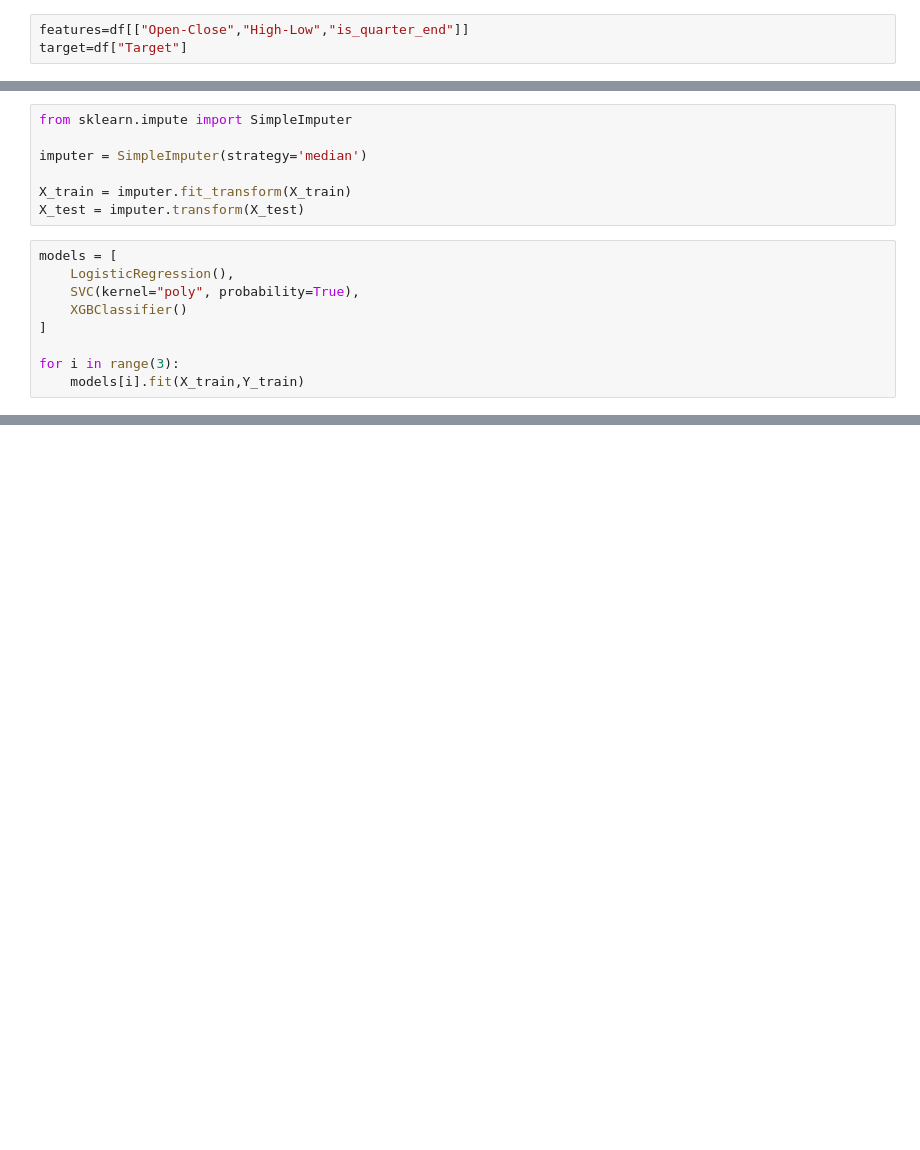
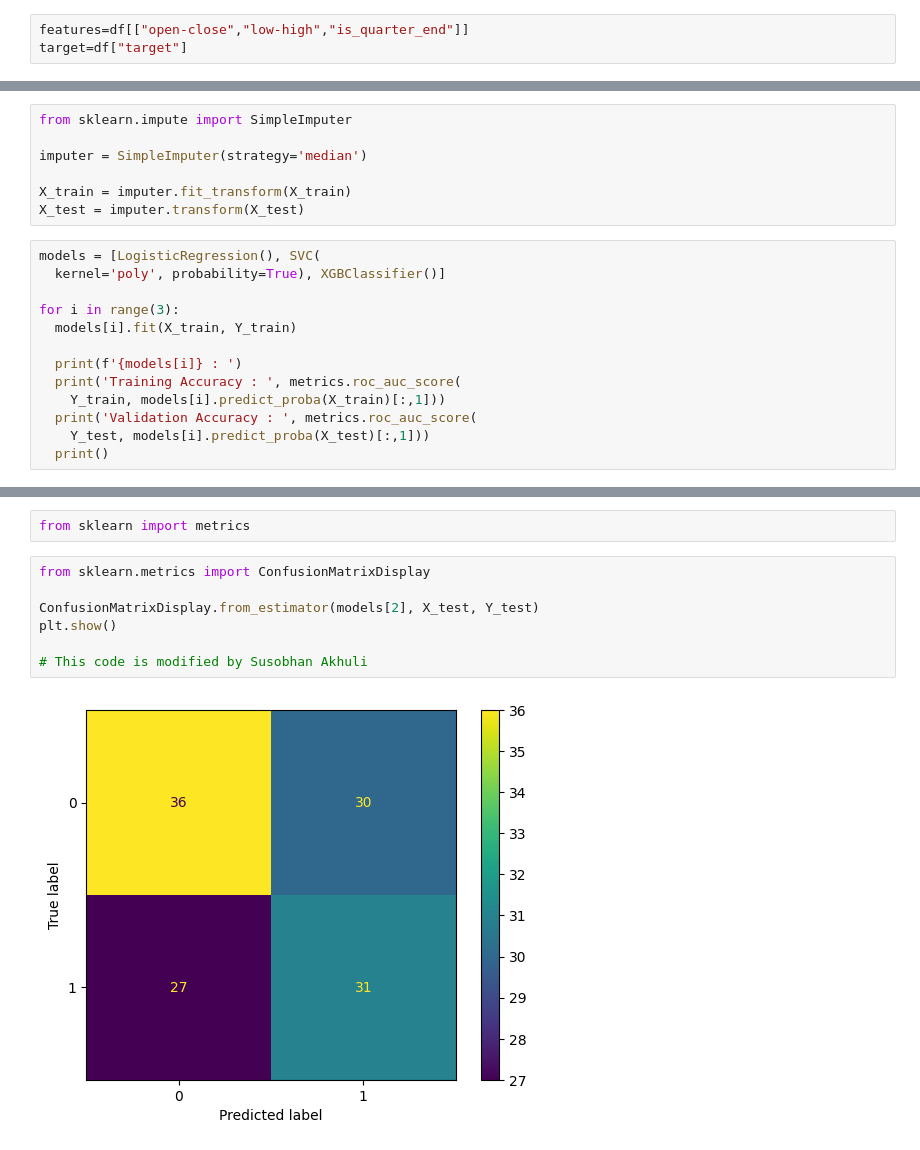
Before and after one commit to Maneesh6301/Stock-Price, a Jupyter notebook: notebook.ipynb, the cells around one changed output, grey strips where cells are left out. Drawn from its saved outputs; the diff is of its cells as text; blank space fills up the shorter version.

```diff
--- a/notebook.ipynb
+++ b/notebook.ipynb
@@ -259,6 +259,6 @@ plt.show()
 # %%
-features=df[["Open-Close","High-Low","is_quarter_end"]]
-target=df["Target"]
+features=df[["open-close","low-high","is_quarter_end"]]
+target=df["target"]
 # %%
 from sklearn.preprocessing import StandardScaler
 # %%
@@ -352,11 +341,15 @@ imputer = SimpleImputer(strategy='median')
 X_train = imputer.fit_transform(X_train)
 X_test = imputer.transform(X_test)
 # %%
-models = [
-    LogisticRegression(),
-    SVC(kernel="poly", probability=True),
-    XGBClassifier()
-]
+models = [LogisticRegression(), SVC(
+  kernel='poly', probability=True), XGBClassifier()]
 
 for i in range(3):
-    models[i].fit(X_train,Y_train)
+  models[i].fit(X_train, Y_train)
+
+  print(f'{models[i]} : ')
+  print('Training Accuracy : ', metrics.roc_auc_score(
+    Y_train, models[i].predict_proba(X_train)[:,1]))
+  print('Validation Accuracy : ', metrics.roc_auc_score(
+    Y_test, models[i].predict_proba(X_test)[:,1]))
+  print()
@@ -362,0 +374,11 @@ for i in range(3):
+# %%
+from sklearn import metrics
+# %%
+from sklearn.metrics import ConfusionMatrixDisplay
+
+ConfusionMatrixDisplay.from_estimator(models[2], X_test, Y_test)
+plt.show()
+
+# This code is modified by Susobhan Akhuli
+# %% [output]
+[figure, added]
```
Also changed, not shown: parts of 5 cells of this notebook.
